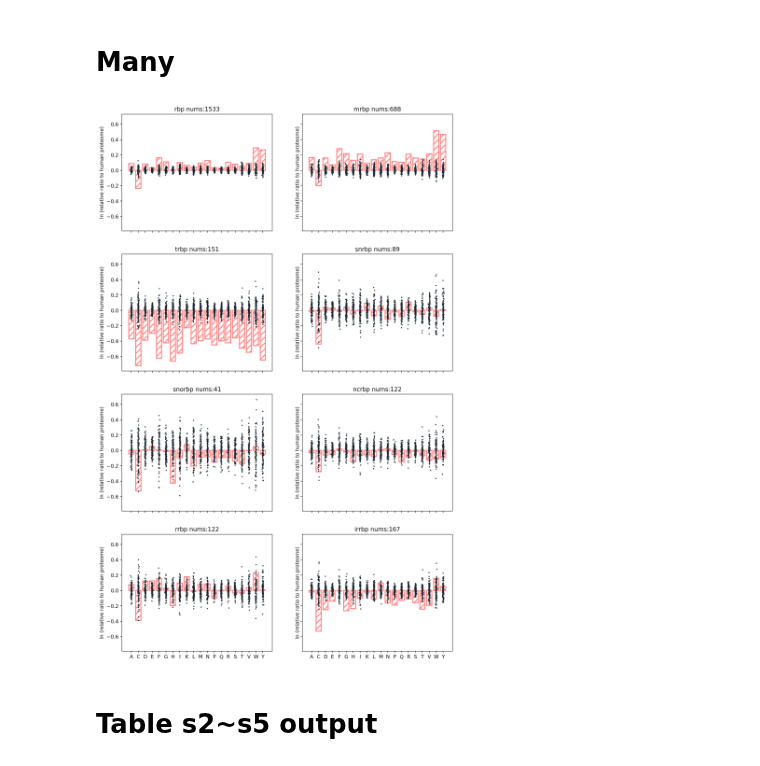
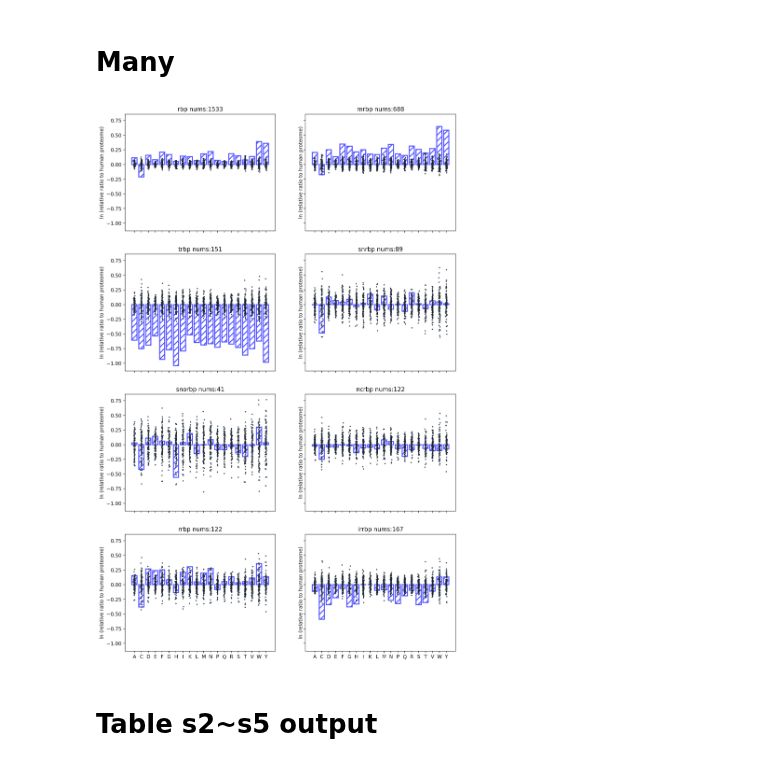
Before and after one commit to allmwh/the_return_of_the_rings, a Jupyter notebook: fig1_b.ipynb, the cells around one changed output. Drawn from its saved outputs; the diff is of its cells as text; code cells hidden in the pictures.

```diff
--- a/fig1_b.ipynb
+++ b/fig1_b.ipynb
@@ -15,7 +15,7 @@ from function.seqfilter import SeqFilter
 # Param
 # %%
 #####CHANGE HERE#####
-algorithm = "VSL2" #VLXT, VSL2, VL3-BA
+algorithm = "VL3-BA" #VLXT, VSL2, VL3-BA
 
 disorder_filter_length = 40
 order_filter_length = 10
@@ -39,6 +55,7 @@ od_human_df = pd.read_pickle(pondr_disorder_ident_path / "{}_od_human_df.pkl".fo
 # %% [markdown]
 # Relative ratio stat
 # %%
+seqfilter = SeqFilter()
 def aa_content(df):
     """
     calculate order/disorder amino acid content in all sequences
@@ -49,13 +66,23 @@ def aa_content(df):
     """
     order_sequence_all = ""
     disorder_sequence_all = ""
-    aa_sort_od = aa_sort + ["*"]
+    aa_sort_od = aa_sort + ["*","x","z"] #z x: disorder order被篩掉的
 
     for index, row in df.iterrows():
         uniprot_id = row["uniprot_id"]
         order_sequence = row["order_sequence"]
         disorder_sequence = row["disorder_sequence"]
 
+        #過濾od_ident長度
+        od_ident = row['od_ident']
+        od_ident = seqfilter.length_filter_by_od_ident(od_ident, disorder_filter_length, order_filter_length)
+
+
+        #過濾序列長度
+        order_sequence = seqfilter.get_seq_from_od_ident(od_ident, order_sequence, 'order')
+        disorder_sequence = seqfilter.get_seq_from_od_ident(od_ident, disorder_sequence, 'disorder')
+
+        #加總
         order_sequence_all = order_sequence_all + order_sequence
         disorder_sequence_all = disorder_sequence_all + disorder_sequence
 
@@ -210,32 +235,32 @@ path = Path("/home/wenlin/tmp")
 # %%
 #PLOT BATCH
 def plot(subset, subplot):
     noise = np.random.normal(0, 0.05, (output[subset]["human_sample"].shape))
     for index, i in enumerate(output[subset]["human_sample"]):
         subplot.scatter(X + noise[index], i, color=(0.105, 0.149, 0.192, 0.8), s=2.5, zorder=10)
-    subplot.bar(X, output[subset]["population"][0], width=0.75, tick_label=aa_sort, zorder=0, color="white", hatch="//", linewidth=2, edgecolor="#ff8484",)
+    subplot.bar(X, output[subset]["population"][0], width=0.75, tick_label=aa_sort, zorder=0, color="white", hatch="//", linewidth=2, edgecolor="#5151ff",)
     subplot.set_title("{} nums:{}".format(output[subset]["subset"], output[subset]["nums"]))
     subplot.set_ylabel("ln (relative ratio to human proteome)")
 
 
 
 mpl.rcParams["hatch.linewidth"] = 2
 f, ((a0, a1), (a2, a3), (a4, a5), (a6, a7)) = plt.subplots(4, 2, sharex=True, sharey=True, figsize=(12, 20), dpi=200)
 X = np.arange(len(aa_sort))
 
 plot("rbp", a0)
 plot("mrbp", a1)
 plot("trbp", a2)
 plot("snrbp", a3)
 plot("snorbp", a4)
 plot("ncrbp", a5)
 plot("rrbp", a6)
 plot("irrbp", a7)
 
 output_path = path / "{}.jpg".format(algorithm)
 f.savefig(output_path)
 # %% [output]
-[figure, old version]
+[figure, new version]
 # %%
 #raw
 df = pd.DataFrame()
```
Also changed, not shown: parts of 5 cells of this notebook, 1 other file.
